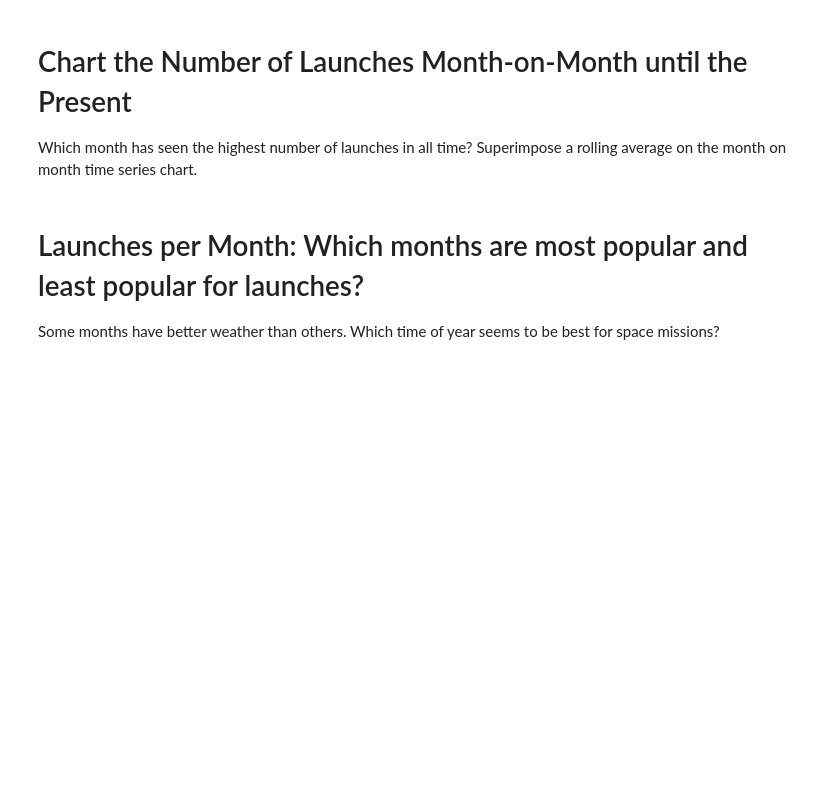
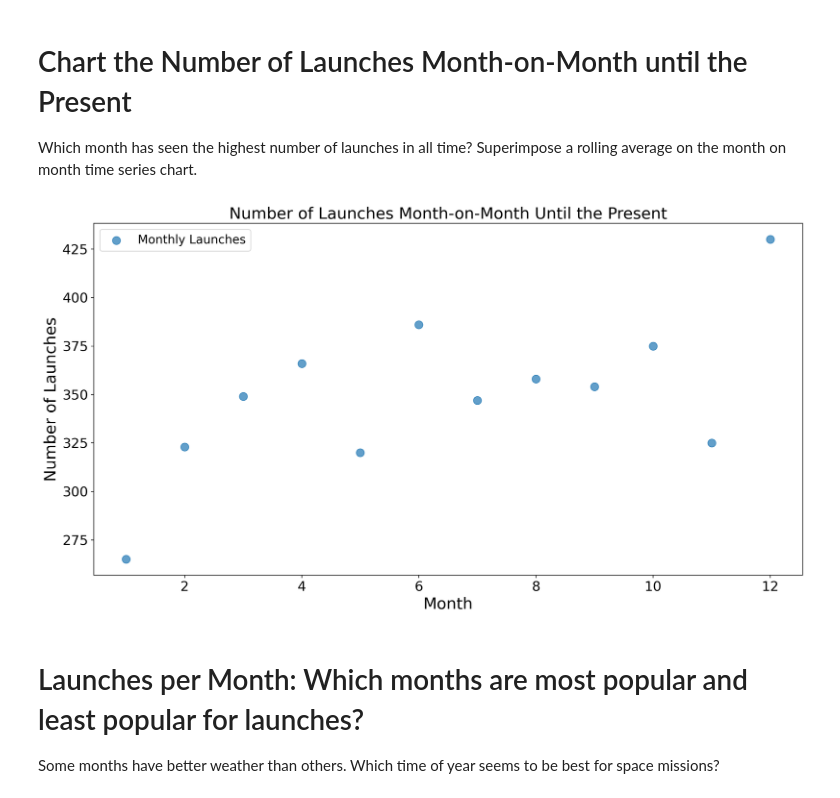
Before and after one commit to ckpinguin/learning_python, a Jupyter notebook: 99-space-race-data-analysis/Space_Missions_Analysis_(start).ipynb, the cells around one changed output. Saved outputs shown, nothing was run; the diff lists cells and outputs as text; code cells hidden in the pictures; blank space fills up the shorter version.

```diff
--- a/99-space-race-data-analysis/Space_Missions_Analysis_(start).ipynb
+++ b/99-space-race-data-analysis/Space_Missions_Analysis_(start).ipynb
@@ -238,9 +242,9 @@ Create a histogram and visualise the distribution. The price column is given in
 # Convert 'Price' column to numeric, forcing errors to NaN
 # df_data['Price'] = pd.to_numeric(df_data['Price'], errors='coerce')
 
-df_data = df_data.dropna(subset=['Price']).sort_values(by='Price', ascending=False)
+df_data_priced = df_data.dropna(subset=['Price']).sort_values(by='Price', ascending=False)
 
-df_data.hist()
+df_data_priced.hist()
 # %% [output]
 array([[<Axes: title={'center': 'Unnamed: 0'}>,
         <Axes: title={'center': 'Date'}>],
@@ -312,9 +356,0 @@ For example, when doing 'df[col].method(value, inplace=True)', try using 'df.met
-# %%
-
-#replace values as required
-df_data['Country'].replace(
-    ["Russia", "New Mexico", "Yellow Sea", "Shahrud Missile Test Site", "Pacific Missile Range Facility", "Barents Sea", "Gran Canaria", "USA" ],
-    ["Russian Federation", "United States of America", "China", "Iran", "United States of America", "Russian Federation", "United States of America", "United States of America"],
-    regex=True,
-    inplace=True
-     )
@@ -332,6 +528,39 @@ df_data['Country'].replace(
 # Chart the Number of Launches Month-on-Month until the Present
 
 Which month has seen the highest number of launches in all time? Superimpose a rolling average on the month on month time series chart.
+# %%
+df_data['Month'] = df_data['Date'].dt.month
+no_of_launches_per_month = df_data.groupby(['Month']).size().reset_index(name='Number_of_Launches')
+moving_average = no_of_launches_per_month['Number_of_Launches'].rolling(window=5).mean()
+# %%
+plt.figure(figsize=(16, 8), dpi=200)
+plt.title("Number of Launches Month-on-Month Until the Present", fontsize=20)
+plt.xlabel("Month", fontsize=20)
+plt.ylabel("Number of Launches", fontsize=20)
+plt.xticks(fontsize=17)
+plt.yticks(fontsize=17)
+
+
+plt.scatter(no_of_launches_per_month['Month'],
+            no_of_launches_per_month['Number_of_Launches'],
+            alpha=0.7,
+            s=100,
+            label='Monthly Launches'
+           )
+
+# Plotting rolling average
+""" plt.plot(no_of_launches_per_month['Month'],
+         moving_average,
+         color='purple',
+         linewidth=3,
+         label='Rolling Average (5 months)'
+         ) """
+
+plt.legend(fontsize=15)
+
+plt.show()
+# %% [output]
+[figure, added]
 # %% [markdown]
 # Launches per Month: Which months are most popular and least popular for launches?
 
```
Also changed, not shown: parts of 43 cells of this notebook, 1 other file.
